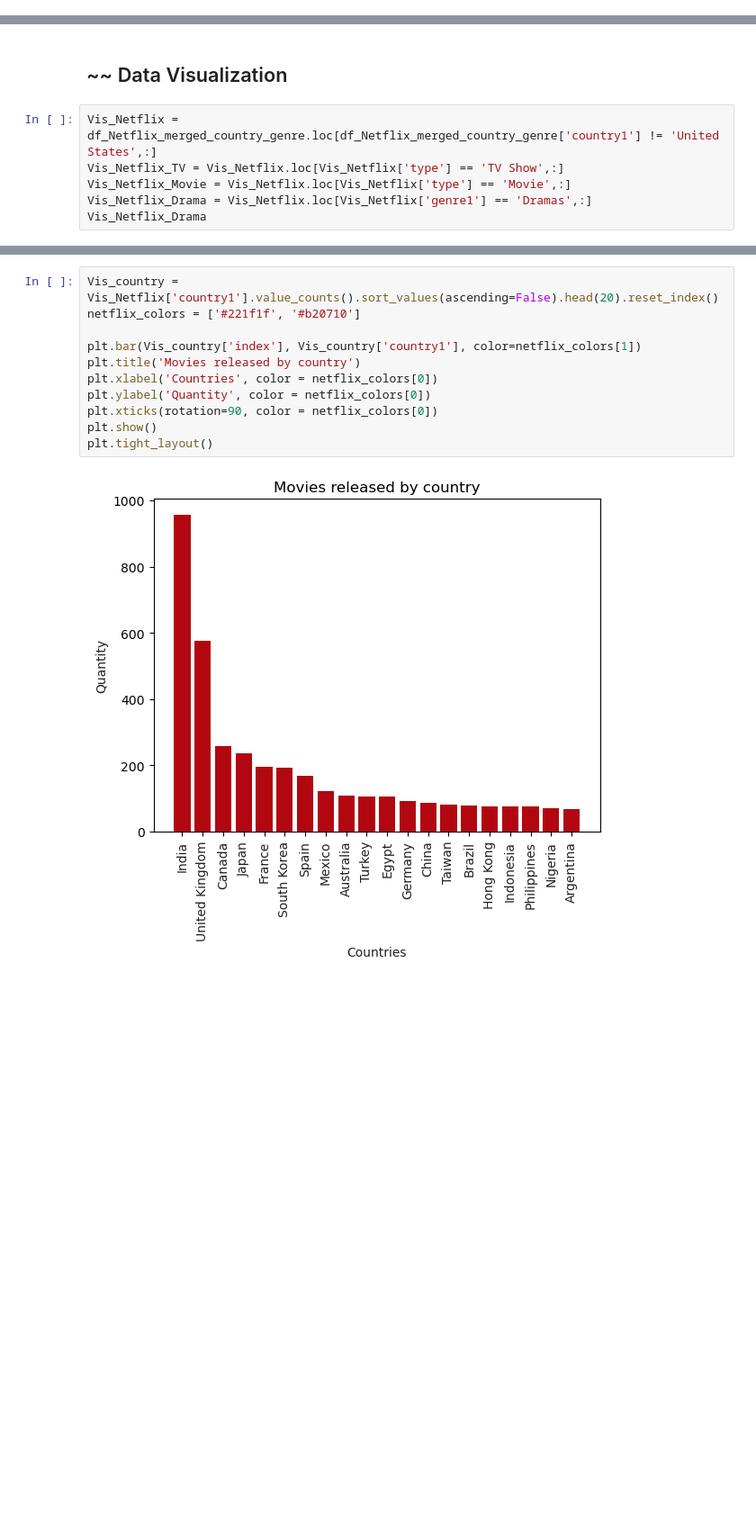
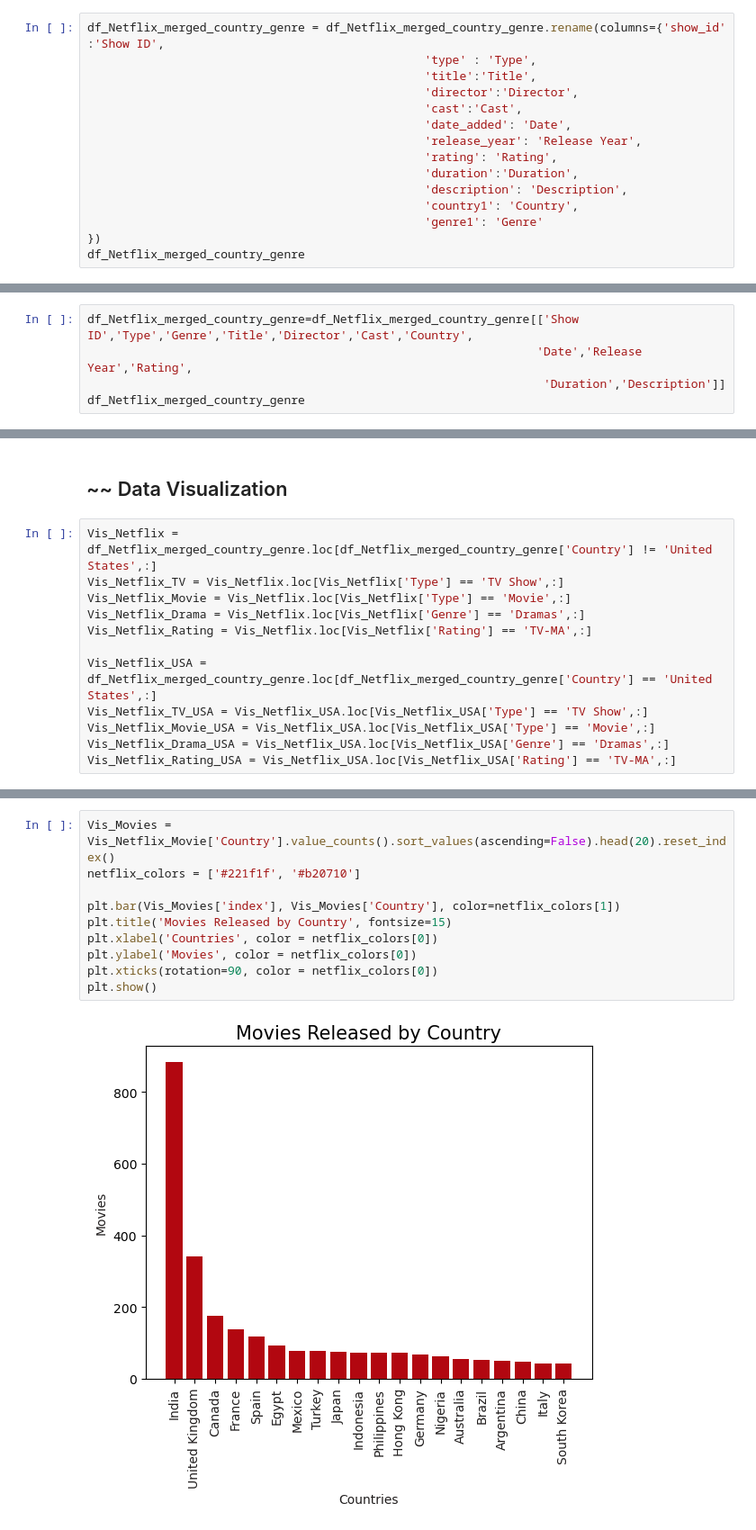
Before and after one commit to gulcan7414/uwa-dataanalytics-project1, a Jupyter notebook: project.ipynb, the cells around one changed output, grey strips where cells are left out. Shown: that part at 90% size. Drawn from its saved outputs; the diff is of its cells as text; blank space fills up the shorter version.

Commit message:
Visualizations done with USA

```diff
--- a/project.ipynb
+++ b/project.ipynb
@@ -226,0 +228,15 @@ TypeError: list.count() takes exactly one argument (0 given)
+# %%
+df_Netflix_merged_country_genre = df_Netflix_merged_country_genre.rename(columns={'show_id' :'Show ID',
+                                                'type' : 'Type',
+                                                'title':'Title',
+                                                'director':'Director',
+                                                'cast':'Cast',
+                                                'date_added': 'Date',
+                                                'release_year': 'Release Year',
+                                                'rating': 'Rating',
+                                                'duration':'Duration',
+                                                'description': 'Description',
+                                                'country1': 'Country',
+                                                'genre1': 'Genre'
+})
+df_Netflix_merged_country_genre
@@ -226,0 +257,5 @@ TypeError: list.count() takes exactly one argument (0 given)
+# %%
+df_Netflix_merged_country_genre=df_Netflix_merged_country_genre[['Show ID','Type','Genre','Title','Director','Cast','Country',
+                                                                'Date','Release Year','Rating',
+                                                                 'Duration','Description']]
+df_Netflix_merged_country_genre
@@ -227,8 +276,14 @@ TypeError: list.count() takes exactly one argument (0 given)
 # %% [markdown]
 ## ~~ Data Visualization
 # %%
-Vis_Netflix = df_Netflix_merged_country_genre.loc[df_Netflix_merged_country_genre['country1'] != 'United States',:]
-Vis_Netflix_TV = Vis_Netflix.loc[Vis_Netflix['type'] == 'TV Show',:]
-Vis_Netflix_Movie = Vis_Netflix.loc[Vis_Netflix['type'] == 'Movie',:]
-Vis_Netflix_Drama = Vis_Netflix.loc[Vis_Netflix['genre1'] == 'Dramas',:]
-Vis_Netflix_Drama
+Vis_Netflix = df_Netflix_merged_country_genre.loc[df_Netflix_merged_country_genre['Country'] != 'United States',:]
+Vis_Netflix_TV = Vis_Netflix.loc[Vis_Netflix['Type'] == 'TV Show',:]
+Vis_Netflix_Movie = Vis_Netflix.loc[Vis_Netflix['Type'] == 'Movie',:]
+Vis_Netflix_Drama = Vis_Netflix.loc[Vis_Netflix['Genre'] == 'Dramas',:]
+Vis_Netflix_Rating = Vis_Netflix.loc[Vis_Netflix['Rating'] == 'TV-MA',:]
+
+Vis_Netflix_USA = df_Netflix_merged_country_genre.loc[df_Netflix_merged_country_genre['Country'] == 'United States',:]
+Vis_Netflix_TV_USA = Vis_Netflix_USA.loc[Vis_Netflix_USA['Type'] == 'TV Show',:]
+Vis_Netflix_Movie_USA = Vis_Netflix_USA.loc[Vis_Netflix_USA['Type'] == 'Movie',:]
+Vis_Netflix_Drama_USA = Vis_Netflix_USA.loc[Vis_Netflix_USA['Genre'] == 'Dramas',:]
+Vis_Netflix_Rating_USA = Vis_Netflix_USA.loc[Vis_Netflix_USA['Rating'] == 'TV-MA',:]
@@ -309,13 +361,12 @@ Vis_Netflix = Vis_Netflix.loc[Vis_Netflix['type'] == 'Movie',:]
 # %%
-Vis_country = Vis_Netflix['country1'].value_counts().sort_values(ascending=False).head(20).reset_index()
+Vis_Movies = Vis_Netflix_Movie['Country'].value_counts().sort_values(ascending=False).head(20).reset_index()
 netflix_colors = ['#221f1f', '#b20710']
 
-plt.bar(Vis_country['index'], Vis_country['country1'], color=netflix_colors[1])
-plt.title('Movies released by country')
+plt.bar(Vis_Movies['index'], Vis_Movies['Country'], color=netflix_colors[1])
+plt.title('Movies Released by Country', fontsize=15)
 plt.xlabel('Countries', color = netflix_colors[0])
-plt.ylabel('Quantity', color = netflix_colors[0])
+plt.ylabel('Movies', color = netflix_colors[0])
 plt.xticks(rotation=90, color = netflix_colors[0])
 plt.show()
-plt.tight_layout()
 # %% [output]
-[figure, old version]
+[figure, new version]
```
Also changed, not shown: parts of 18 cells of this notebook.
